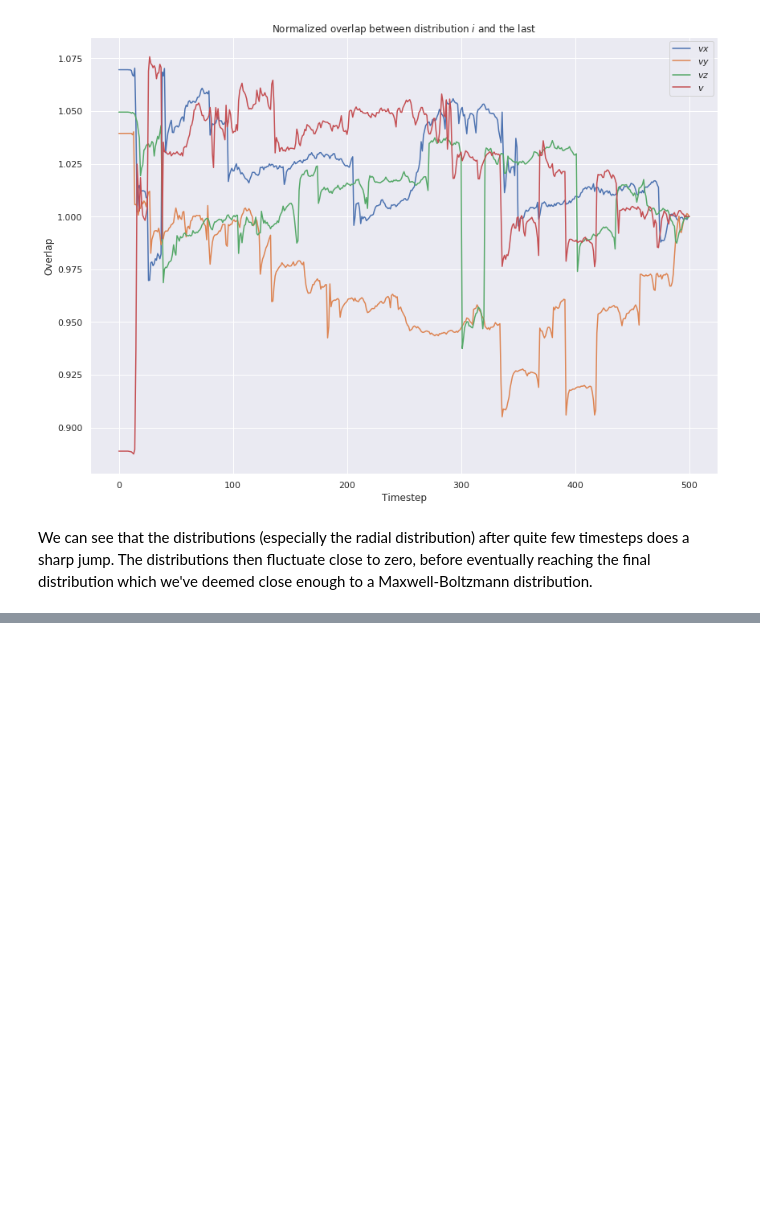
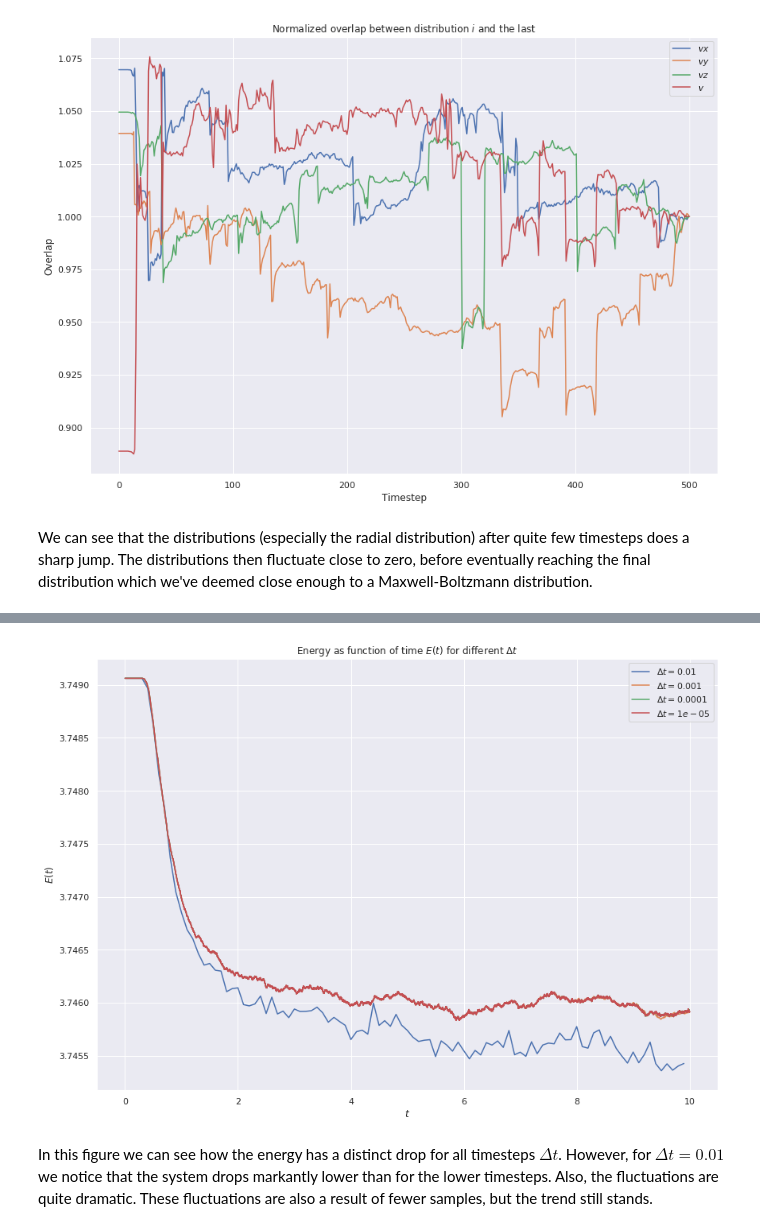
Before and after one commit to Schoyen/FYS4460, a Jupyter notebook: project-1/analysis/velocity-distribution.ipynb, the cells around one changed output, grey strips where cells are left out. Cells and saved outputs as stored; diff of their text form; code cells hidden in the pictures; blank space fills up the shorter version.

Commit message:
Add analysis of total energy

```diff
--- a/project-1/analysis/velocity-distribution.ipynb
+++ b/project-1/analysis/velocity-distribution.ipynb
@@ -150,0 +155,19 @@ We can see that the distributions (especially the radial distribution) after qui
+# %%
+fig = plt.figure(figsize=(14, 10))
+
+for i in range(2, 6):
+    dt = 10 ** (-i)
+    filename = os.path.join("energy-timestep", f"thermo_{i}.log")
+    log_df = pd.read_csv(filename, sep="\s+", skiprows=16, skipfooter=28, engine="python")
+
+    plt.plot(log_df.Step * dt, log_df.TotEng, label=fr"$\Delta t = {dt}$")
+
+plt.title(r"Energy as function of time $E(t)$ for different $\Delta t$")
+plt.xlabel(r"$t$")
+plt.ylabel(r"$E(t)$")
+plt.legend(loc="best")
+plt.show()
+# %% [output]
+[figure, added]
+# %% [markdown]
+In this figure we can see how the energy has a distinct drop for all timesteps $\Delta t$. However, for $\Delta t = 0.01$ we notice that the system drops markantly lower than for the lower timesteps. Also, the fluctuations are quite dramatic. These fluctuations are also a result of fewer samples, but the trend still stands.
```
Also changed, not shown: parts of 1 cell of this notebook, 2 other files.
